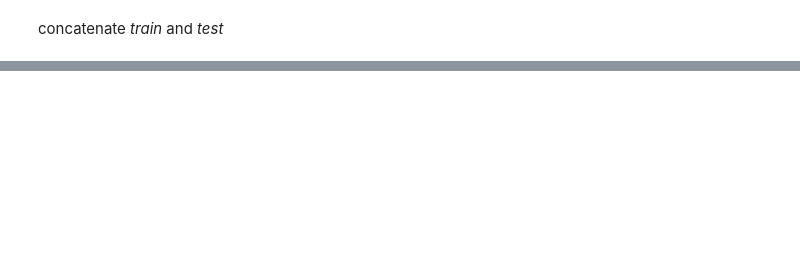
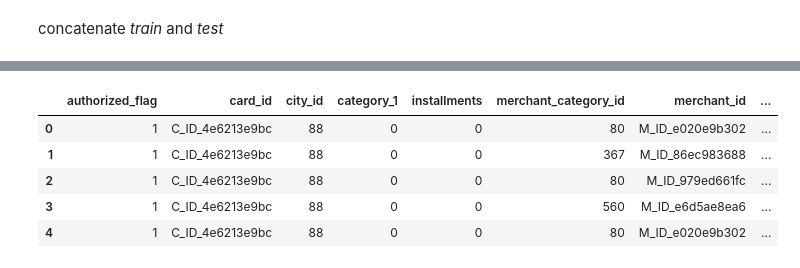
Before and after one commit to Qile-Paul-Chen/Kaggle-Elo-Merchant-Category-Recommendation, a Jupyter notebook: notebooks/1_feature_engineering.ipynb, the cells around one changed output, grey strips where cells are left out. Saved outputs shown, nothing was run; the diff lists cells and outputs as text; code cells hidden in the pictures; blank space fills up the shorter version.

```diff
--- a/notebooks/1_feature_engineering.ipynb
+++ b/notebooks/1_feature_engineering.ipynb
@@ -75,0 +82,6 @@ merchants.to_pickle('../processed_data/merchants.pkl')
+# %%
+%%time
+train_test = pd.read_pickle('../processed_data/train_test.pkl')
+historical_transactions = pd.read_pickle('../processed_data/historical_transactions.pkl')
+new_merchant_transactions = pd.read_pickle('../processed_data/new_merchant_transactions.pkl')
+merchants = pd.read_pickle('../processed_data/merchants.pkl')
@@ -75,0 +168,9 @@ merchants.to_pickle('../processed_data/merchants.pkl')
+# %%
+historical_transactions.head()
+# %% [output]
+|  | authorized_flag | card_id | city_id | category_1 | installments | merchant_category_id | merchant_id | ... |
+| 0 | 1 | C_ID_4e6213e9bc | 88 | 0 | 0 | 80 | M_ID_e020e9b302 | ... |
+| 1 | 1 | C_ID_4e6213e9bc | 88 | 0 | 0 | 367 | M_ID_86ec983688 | ... |
+| 2 | 1 | C_ID_4e6213e9bc | 88 | 0 | 0 | 80 | M_ID_979ed661fc | ... |
+| 3 | 1 | C_ID_4e6213e9bc | 88 | 0 | 0 | 560 | M_ID_e6d5ae8ea6 | ... |
+| 4 | 1 | C_ID_4e6213e9bc | 88 | 0 | 0 | 80 | M_ID_e020e9b302 | ... |
```
Also changed, not shown: parts of 35 cells of this notebook.
